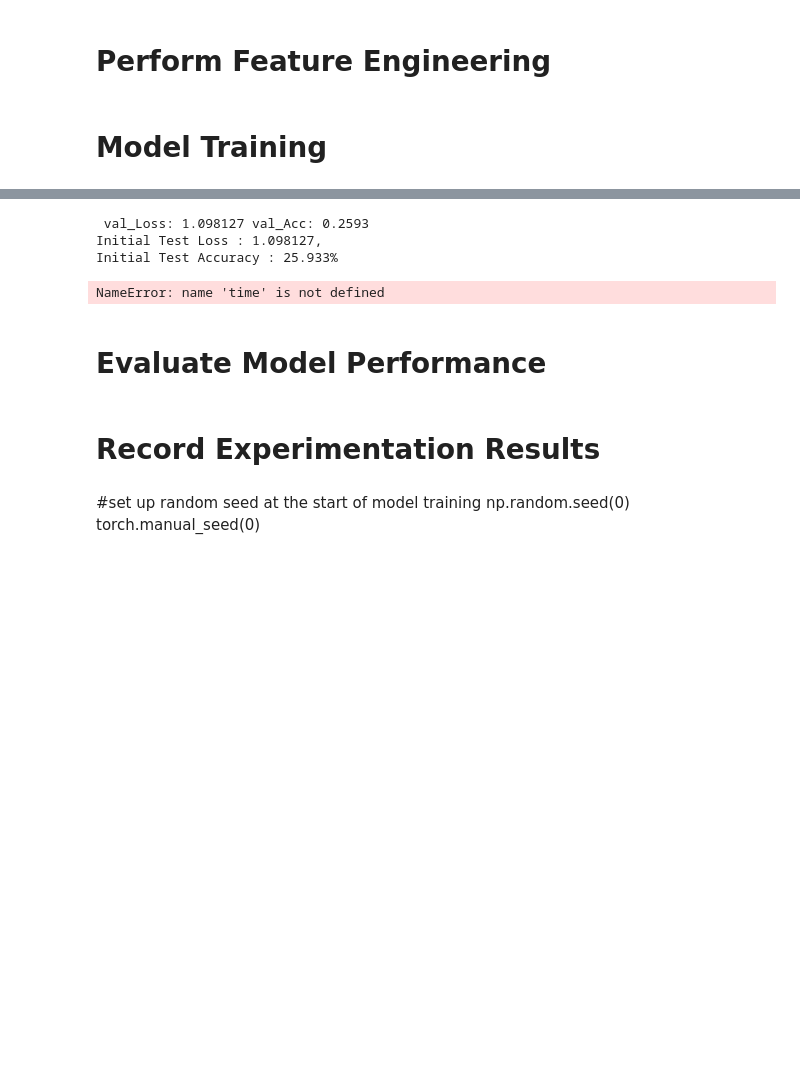
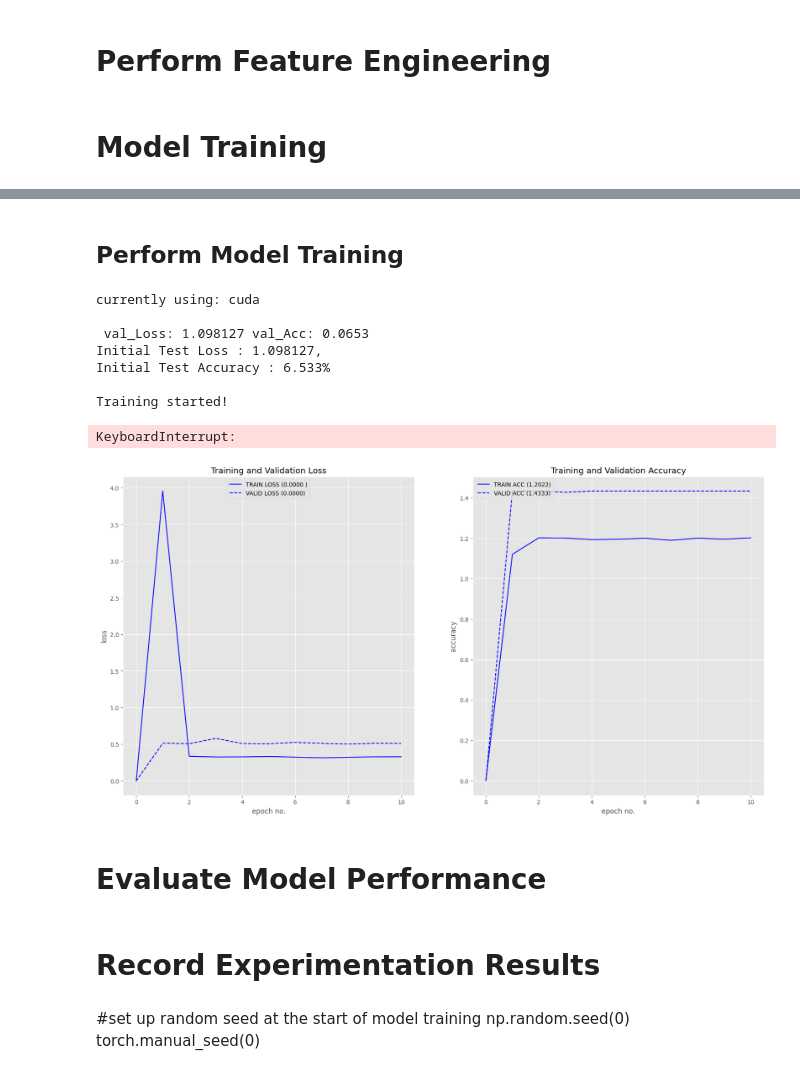
Before and after one commit to AbdullahMansoor123/model_training_cvdl, a Jupyter notebook: ml_from_scratch.ipynb, the cells around one changed output, grey strips where cells are left out. Saved outputs shown, nothing was run; the diff lists cells and outputs as text; code cells hidden in the pictures; blank space fills up the shorter version.

```diff
--- a/ml_from_scratch.ipynb
+++ b/ml_from_scratch.ipynb
@@ -25,8 +28,8 @@ class TrainingConfiguration:
     '''
     Describes configuration of the training process
     '''
-    batch_size: int = 16
-    epochs_count: int = 1
+    batch_size: int = 32
+    epochs_count: int = 10
     init_learning_rate: float = 0.003  # initial learning rate for lr scheduler
     log_interval: int = 5
     test_interval: int = 1
@@ -396,18 +397,16 @@ def main(model, optimizer, scheduler=None,train_config=TrainingConfiguration()):
     batch_size_to_set = train_config.batch_size
     # num_workers
     num_workers_to_set = train_config.num_workers
-    # epochs
-    epoch_num_to_set = train_config.epochs_count
-
     # if GPU is available use training config,
     # else lowers batch_size, num_workers and epochs count
     if torch.cuda.is_available():
         device = "cuda"
+        print(f"currently using: {device}")
     else:
         device = "cpu"
         batch_size_to_set = 16
         num_workers_to_set = 4
-
+        print(f"currently using: {device}")
     # data loader
     train_loader, test_loader = get_data(
         batch_size=batch_size_to_set,
@@ -428,12 +427,12 @@ def main(model, optimizer, scheduler=None,train_config=TrainingConfiguration()):
     best_loss = torch.tensor(np.inf)
 
     # epoch train/test loss
-    epoch_train_loss = np.array([])
-    epoch_test_loss = np.array([])
+    epoch_train_loss = 0.0
+    epoch_test_loss = 0.0
 
     # epch train/test accuracy
-    epoch_train_acc = np.array([])
-    epoch_test_acc = np.array([])
+    epoch_train_acc = 0.0
+    epoch_test_acc = 0.0
 
     # Calculate Initial Test Loss
     init_val_loss, init_val_accuracy = validate(train_config, model, test_loader)
@@ -451,16 +450,6 @@ def main(model, optimizer, scheduler=None,train_config=TrainingConfiguration()):
 
         epoch_train_acc = np.append(epoch_train_acc, [train_acc])
 
-        elapsed_time = time.time() - t_begin
-        speed_epoch = elapsed_time / (epoch + 1)
-        speed_batch = speed_epoch / len(train_loader)
-        eta = speed_epoch * train_config.epochs_count - elapsed_time
-
-        print(
-            "Elapsed {:.2f}s, {:.2f} s/epoch, {:.2f} s/batch, ets {:.2f}s".format(
-                elapsed_time, speed_epoch, speed_batch, eta
-            )
-        )
 
         # Validate
         if epoch % train_config.test_interval == 0:
@@ -479,4 +468,4 @@ def main(model, optimizer, scheduler=None,train_config=TrainingConfiguration()):
 
     print("Total time: {:.2f}, Best Loss: {:.3f}".format(time.time() - t_begin, best_loss))
 
-    return model, epoch_train_loss, epoch_train_acc, epoch_test_loss, epoch_test_acc
+    return epoch_train_loss, epoch_train_acc, epoch_test_loss, epoch_test_acc
@@ -482,0 +528,2 @@ def main(model, optimizer, scheduler=None,train_config=TrainingConfiguration()):
+# %% [markdown]
+## Perform Model Training
@@ -487,11 +541,15 @@ model = MyModel(dropout = train_config.dropout)
 
 optimizer = optim.Adam(model.parameters(),
                       lr = train_config.init_learning_rate)
-
+scheduler = lr_scheduler.ExponentialLR(optimizer, gamma=0.9)
 # Training
-main(model=model,optimizer= optimizer,scheduler=None, train_config= train_config)
+train_loss, train_acc, val_loss, val_acc = main(model=model,optimizer= optimizer,scheduler=scheduler, train_config= train_config)
 # %% [output]
- val_Loss: 1.098127 val_Acc: 0.2593
+currently using: cuda
+
+ val_Loss: 1.098127 val_Acc: 0.0653
 Initial Test Loss : 1.098127,
-Initial Test Accuracy : 25.933%
+Initial Test Accuracy : 6.533%
+
+Training started!
-NameError: name 'time' is not defined
+KeyboardInterrupt:
@@ -502,2 +556,9 @@ NameError: name 'time' is not defined
+# %%
+#plot loss and accuracy curve
+plot_loss_accuracy(train_loss, val_loss,
+                   train_acc, val_acc,
+                   colors='blue', loss_legend_loc='upper center', acc_legend_loc='upper left')
+# %% [output]
+[figure, added]
 # %% [markdown]
 # Evaluate Model Performance
```
Also changed, not shown: parts of 14 cells of this notebook, 2 other files.
